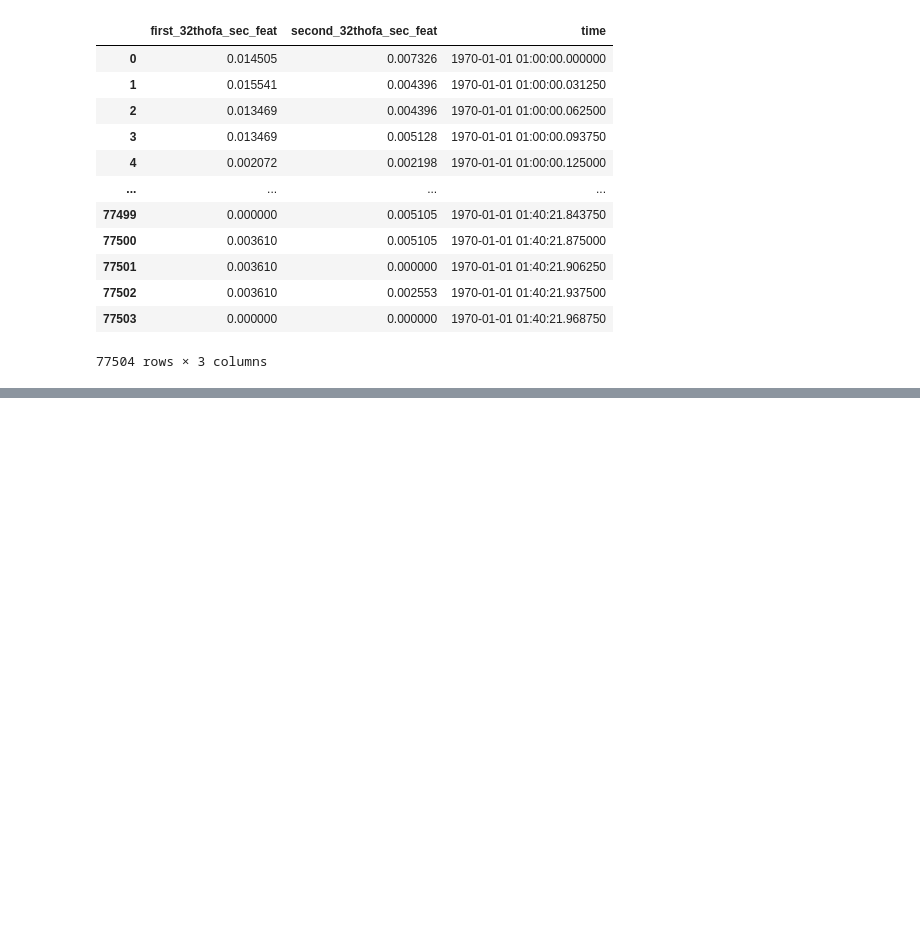
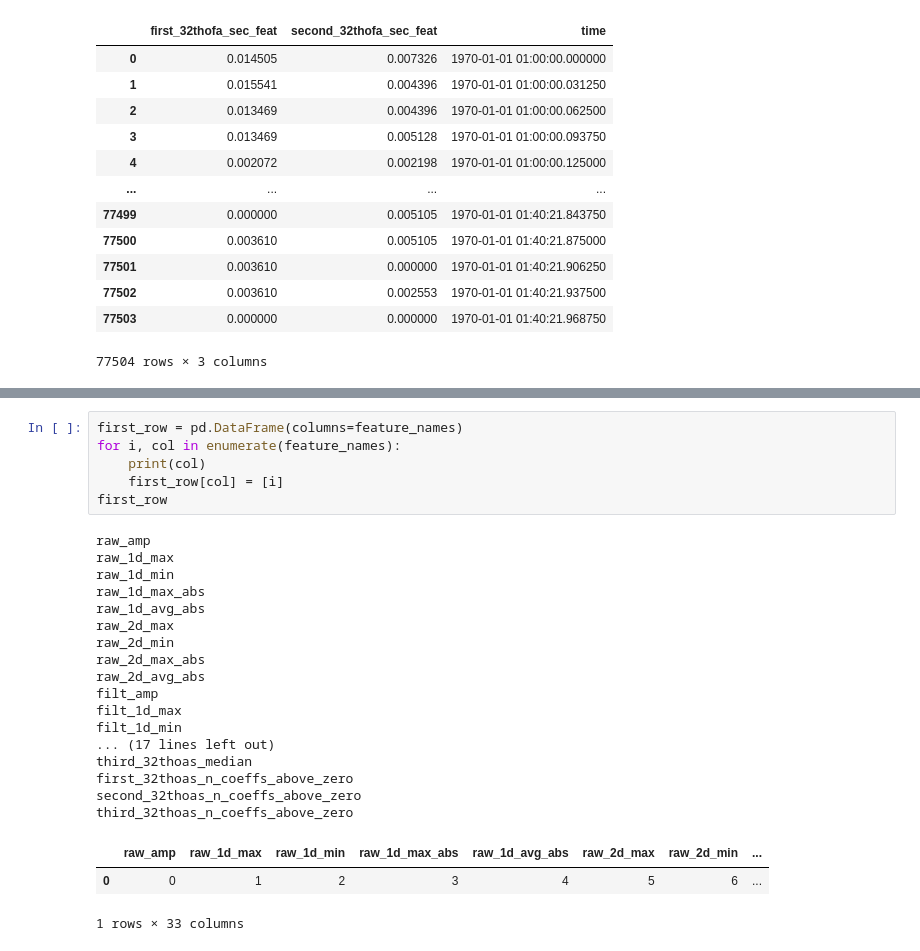
Before and after one commit to 08Aristodemus24/thesis-writing-1, a Jupyter notebook: eda-signal-classifier/experiementation.ipynb, the cells around one changed output, grey strips where cells are left out. Drawn from its saved outputs; the diff is of its cells as text; blank space fills up the shorter version.

```diff
--- a/eda-signal-classifier/experiementation.ipynb
+++ b/eda-signal-classifier/experiementation.ipynb
@@ -3038,0 +3055,27 @@ second_128hz_data_32thofa_sec_wave_feats
+# %%
+first_row = pd.DataFrame(columns=feature_names)
+for i, col in enumerate(feature_names):
+    print(col)
+    first_row[col] = [i]
+first_row
+# %% [output]
+raw_amp
+raw_1d_max
+raw_1d_min
+raw_1d_max_abs
+raw_1d_avg_abs
+raw_2d_max
+raw_2d_min
+raw_2d_max_abs
+raw_2d_avg_abs
+filt_amp
+filt_1d_max
+filt_1d_min
+... (17 lines left out)
+third_32thoas_median
+first_32thoas_n_coeffs_above_zero
+second_32thoas_n_coeffs_above_zero
+third_32thoas_n_coeffs_above_zero
+|  | raw_amp | raw_1d_max | raw_1d_min | raw_1d_max_abs | raw_1d_avg_abs | raw_2d_max | raw_2d_min | ... |
+| 0 | 0 | 1 | 2 | 3 | 4 | 5 | 6 | ... |
+1 rows × 33 columns
```
Also changed, not shown: parts of 25 cells of this notebook.
